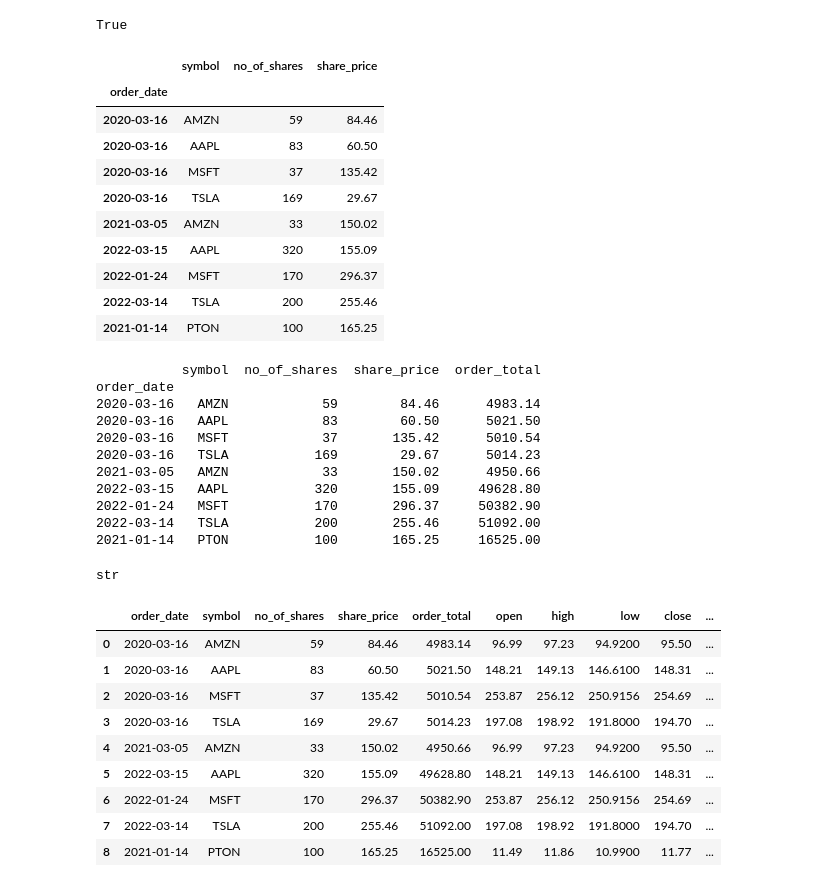
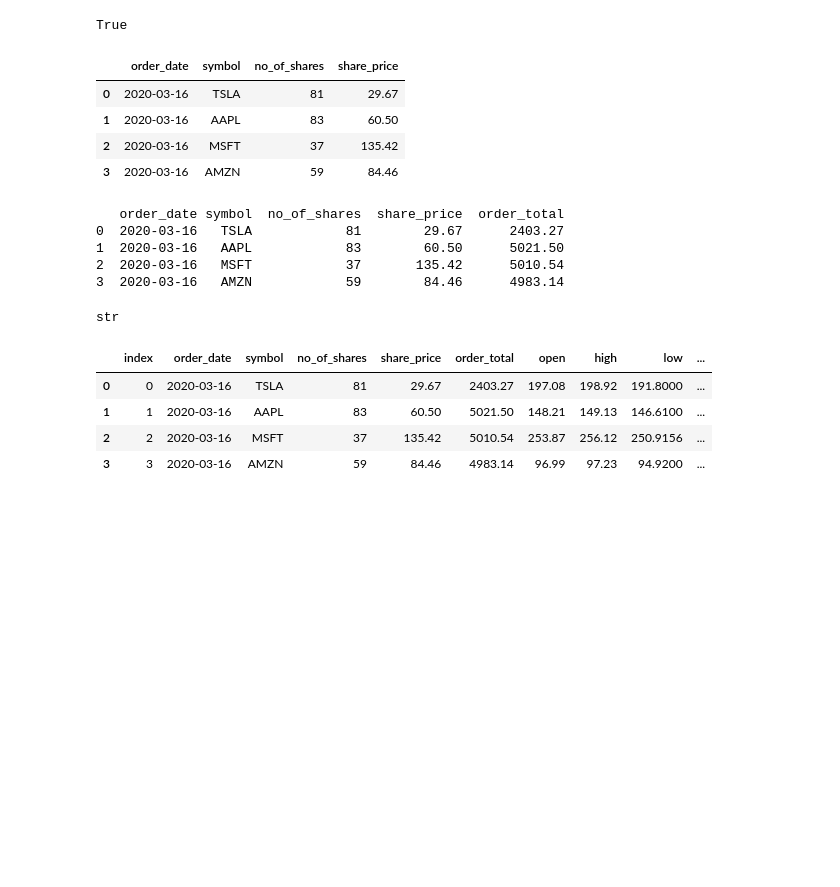
Before and after one commit to scoopcash/group_project_1, a Jupyter notebook: tax_harvest.ipynb, the cells around one changed output. Cells and saved outputs as stored; diff of their text form; code cells hidden in the pictures; blank space fills up the shorter version.

```diff
--- a/tax_harvest.ipynb
+++ b/tax_harvest.ipynb
@@ -18,23 +18,20 @@ import streamlit as st
 load_dotenv()
 # %% [output]
 True
+# %%
+csv_name = input("enter csv name to load portfolio data")
+filepath = Path(csv_name+'.csv')
 # %%
 # read in portfolio.csv format date,ticker,shares,share_price, clean data, set date as index,
-portfolio_df = pd.read_csv(Path('portfolio.csv'), index_col=0, parse_dates=True, infer_datetime_format=True)
+portfolio_df = pd.read_csv(Path(filepath), index_col=0, parse_dates=True, infer_datetime_format=True)
 portfolio_df
 #list(portfolio_df.columns)
 # %% [output]
-|  | symbol | no_of_shares | share_price |
-| order_date |  |  |  |
-| 2020-03-16 | AMZN | 59 | 84.46 |
-| 2020-03-16 | AAPL | 83 | 60.50 |
-| 2020-03-16 | MSFT | 37 | 135.42 |
-| 2020-03-16 | TSLA | 169 | 29.67 |
-| 2021-03-05 | AMZN | 33 | 150.02 |
-| 2022-03-15 | AAPL | 320 | 155.09 |
-| 2022-01-24 | MSFT | 170 | 296.37 |
-| 2022-03-14 | TSLA | 200 | 255.46 |
-| 2021-01-14 | PTON | 100 | 165.25 |
+|  | order_date | symbol | no_of_shares | share_price |
+| 0 | 2020-03-16 | TSLA | 81 | 29.67 |
+| 1 | 2020-03-16 | AAPL | 83 | 60.50 |
+| 2 | 2020-03-16 | MSFT | 37 | 135.42 |
+| 3 | 2020-03-16 | AMZN | 59 | 84.46 |
 # %%
 #  add profit/loss column, (takes the number of shares * purchase share_price) - current prices
 portfolio_df['order_total'] = portfolio_df['no_of_shares']*portfolio_df['share_price']
@@ -48,17 +45,11 @@ portfolio_df['order_total'] = portfolio_df['no_of_shares']*portfolio_df['share_p
 
 print(portfolio_df)
 # %% [output]
-           symbol  no_of_shares  share_price  order_total
-order_date
-2020-03-16   AMZN            59        84.46      4983.14
-2020-03-16   AAPL            83        60.50      5021.50
-2020-03-16   MSFT            37       135.42      5010.54
-2020-03-16   TSLA           169        29.67      5014.23
-2021-03-05   AMZN            33       150.02      4950.66
-2022-03-15   AAPL           320       155.09     49628.80
-2022-01-24   MSFT           170       296.37     50382.90
-2022-03-14   TSLA           200       255.46     51092.00
-2021-01-14   PTON           100       165.25     16525.00
+   order_date symbol  no_of_shares  share_price  order_total
+0  2020-03-16   TSLA            81        29.67      2403.27
+1  2020-03-16   AAPL            83        60.50      5021.50
+2  2020-03-16   MSFT            37       135.42      5010.54
+3  2020-03-16   AMZN            59        84.46      4983.14
 # %%
 # get current prices. use api to get current price
 
@@ -159,16 +150,11 @@ current_price_df.loc[current_price_df['bought_days_from_today'] < 365, 'tax'] =
 
 current_price_df
 # %% [output]
-|  | order_date | symbol | no_of_shares | share_price | order_total | open | high | low | close | ... |
-| 0 | 2020-03-16 | AMZN | 59 | 84.46 | 4983.14 | 96.99 | 97.23 | 94.9200 | 95.50 | ... |
-| 1 | 2020-03-16 | AAPL | 83 | 60.50 | 5021.50 | 148.21 | 149.13 | 146.6100 | 148.31 | ... |
-| 2 | 2020-03-16 | MSFT | 37 | 135.42 | 5010.54 | 253.87 | 256.12 | 250.9156 | 254.69 | ... |
-| 3 | 2020-03-16 | TSLA | 169 | 29.67 | 5014.23 | 197.08 | 198.92 | 191.8000 | 194.70 | ... |
-| 4 | 2021-03-05 | AMZN | 33 | 150.02 | 4950.66 | 96.99 | 97.23 | 94.9200 | 95.50 | ... |
-| 5 | 2022-03-15 | AAPL | 320 | 155.09 | 49628.80 | 148.21 | 149.13 | 146.6100 | 148.31 | ... |
-| 6 | 2022-01-24 | MSFT | 170 | 296.37 | 50382.90 | 253.87 | 256.12 | 250.9156 | 254.69 | ... |
-| 7 | 2022-03-14 | TSLA | 200 | 255.46 | 51092.00 | 197.08 | 198.92 | 191.8000 | 194.70 | ... |
-| 8 | 2021-01-14 | PTON | 100 | 165.25 | 16525.00 | 11.49 | 11.86 | 10.9900 | 11.77 | ... |
+|  | index | order_date | symbol | no_of_shares | share_price | order_total | open | high | low | ... |
+| 0 | 0 | 2020-03-16 | TSLA | 81 | 29.67 | 2403.27 | 197.08 | 198.92 | 191.8000 | ... |
+| 1 | 1 | 2020-03-16 | AAPL | 83 | 60.50 | 5021.50 | 148.21 | 149.13 | 146.6100 | ... |
+| 2 | 2 | 2020-03-16 | MSFT | 37 | 135.42 | 5010.54 | 253.87 | 256.12 | 250.9156 | ... |
+| 3 | 3 | 2020-03-16 | AMZN | 59 | 84.46 | 4983.14 | 96.99 | 97.23 | 94.9200 | ... |
 # %%
 # display blanace of each tax type and ask user to input dollar total of withdrawal requested, put amount in column "amount_to_withdraw"
 LT_portfolio_df = current_price_df.loc[current_price_df['tax'] == 'LT']
```
Also changed, not shown: parts of 16 cells of this notebook, 3 other files.
